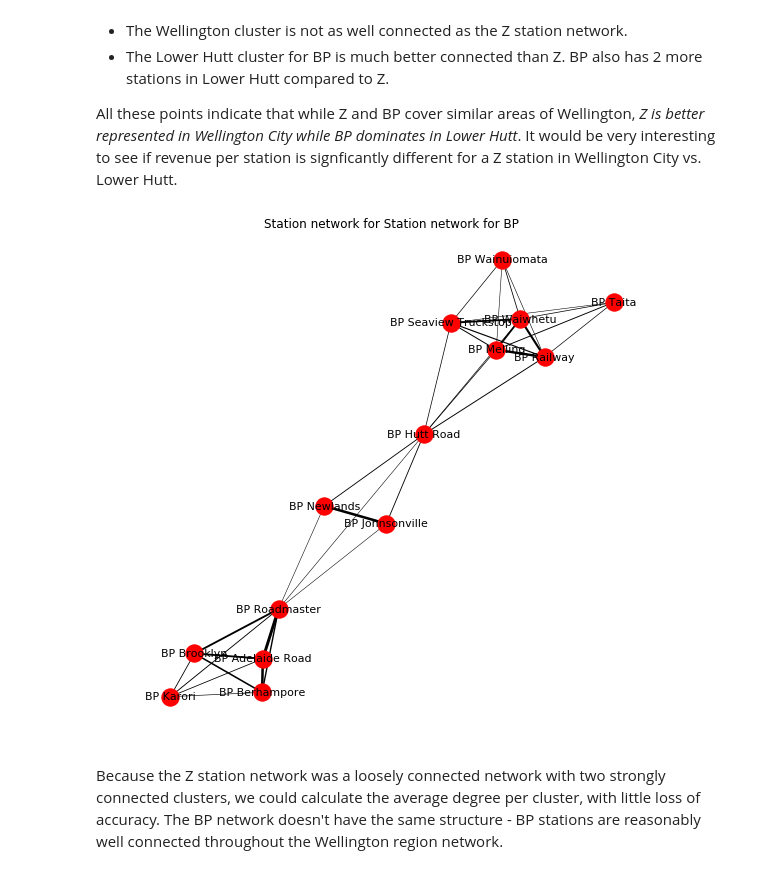
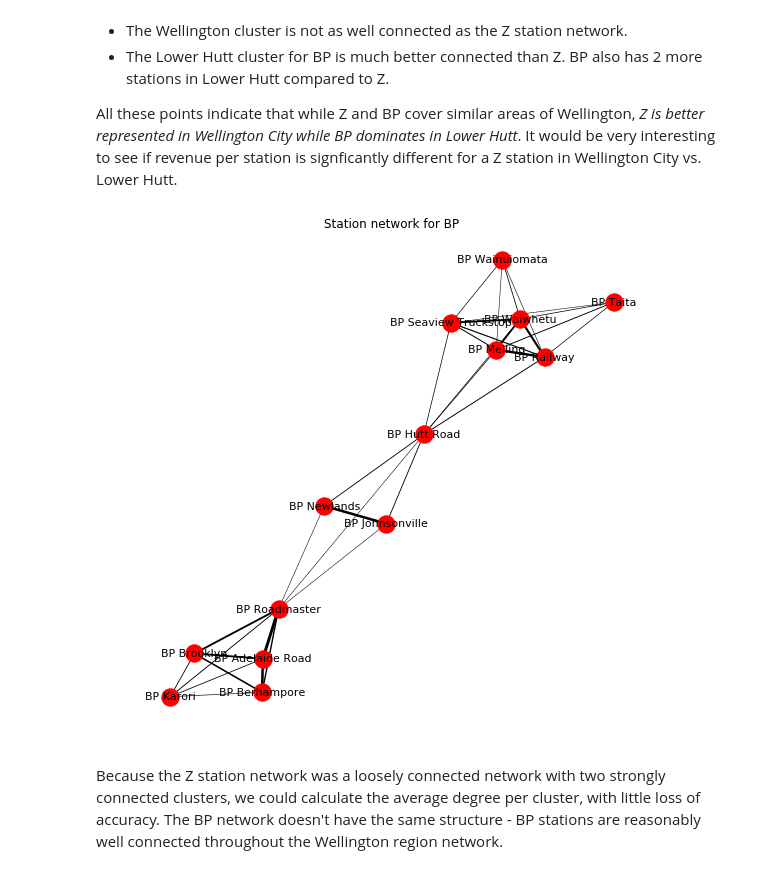
Before and after one commit to shriv/fuel-stations, a Jupyter notebook: Fuel Stations Analysis.ipynb, the cells around one changed output. Cells and saved outputs as stored; diff of their text form; code cells hidden in the pictures.

Commit message:
Minor changes to visual aspects of plots

```diff
--- a/Fuel Stations Analysis.ipynb
+++ b/Fuel Stations Analysis.ipynb
@@ -354,9 +354,9 @@ bp_stations = (sub_df.query('((brand == "BP")|(operator == "BP")) & (type == "no
 bp_stations_pairwise = na.get_pairwise_distances(bp_stations, H)
 bp_pairwise_final = na.prettify_pairwise_distance_df(bp_stations_pairwise, bp_stations)
 # %%
-h = na.visualise_station_network(bp_pairwise_final, station_brand='Station network for BP')
+h = na.visualise_station_network(bp_pairwise_final, station_brand='BP')
 # %% [output]
-[figure, old version]
+[figure, new version]
 # %% [markdown]
 Because the Z station network was a loosely connected network with two strongly connected clusters, we could calculate the average degree per cluster, with little loss of accuracy. The BP network doesn't have the same structure - BP stations are reasonably well connected throughout the Wellington region network.
 # %% [markdown]
```
Also changed, not shown: parts of 3 cells of this notebook, 1 other file.
